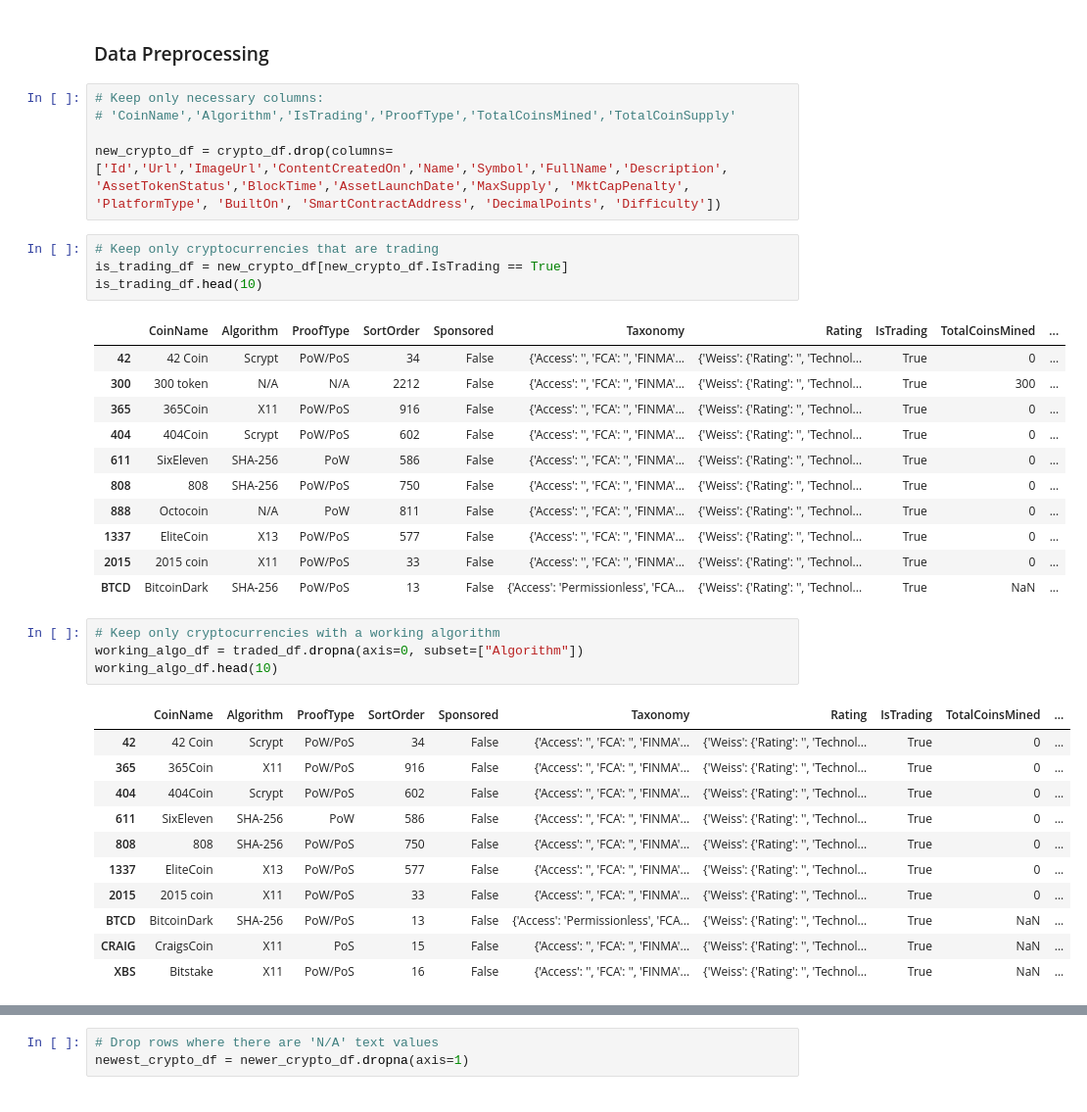
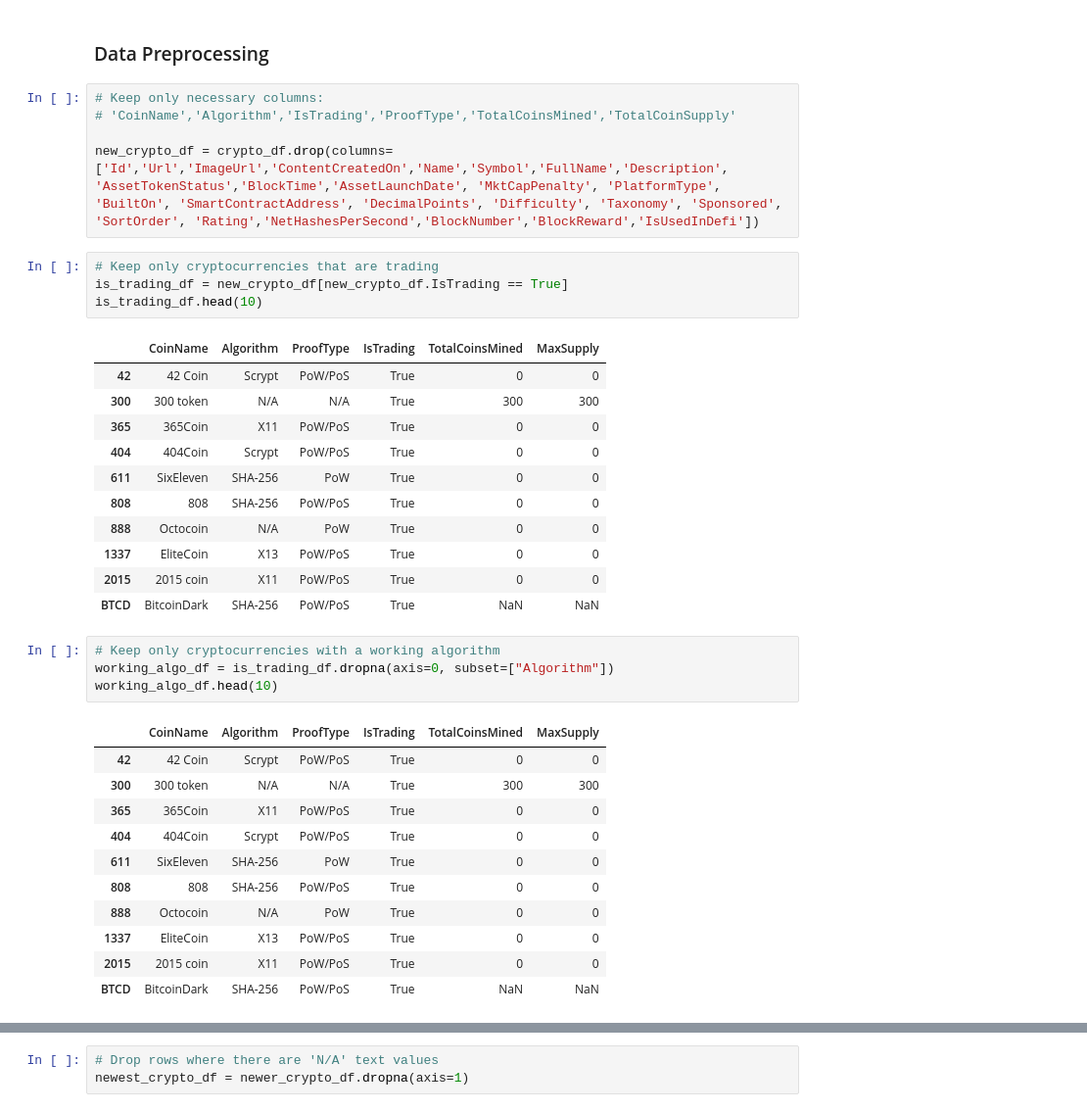
Before and after one commit to dstroe/homework13, a Jupyter notebook: crypto_clustering.ipynb, the cells around one changed output, grey strips where cells are left out. Shown at 98% size. Cells and saved outputs as stored; diff of their text form.

```diff
--- a/crypto_clustering.ipynb
+++ b/crypto_clustering.ipynb
@@ -44,38 +44,38 @@ crypto_df.head()
 # Keep only necessary columns:
 # 'CoinName','Algorithm','IsTrading','ProofType','TotalCoinsMined','TotalCoinSupply'
 
-new_crypto_df = crypto_df.drop(columns=['Id','Url','ImageUrl','ContentCreatedOn','Name','Symbol','FullName','Description', 'AssetTokenStatus','BlockTime','AssetLaunchDate','MaxSupply', 'MktCapPenalty', 'PlatformType', 'BuiltOn', 'SmartContractAddress', 'DecimalPoints', 'Difficulty'])
+new_crypto_df = crypto_df.drop(columns=['Id','Url','ImageUrl','ContentCreatedOn','Name','Symbol','FullName','Description', 'AssetTokenStatus','BlockTime','AssetLaunchDate', 'MktCapPenalty', 'PlatformType', 'BuiltOn', 'SmartContractAddress', 'DecimalPoints', 'Difficulty', 'Taxonomy', 'Sponsored', 'SortOrder', 'Rating','NetHashesPerSecond','BlockNumber','BlockReward','IsUsedInDefi'])
 # %%
 # Keep only cryptocurrencies that are trading
 is_trading_df = new_crypto_df[new_crypto_df.IsTrading == True]
 is_trading_df.head(10)
 # %% [output]
-|  | CoinName | Algorithm | ProofType | SortOrder | Sponsored | Taxonomy | Rating | IsTrading | TotalCoinsMined | ... |
-| 42 | 42 Coin | Scrypt | PoW/PoS | 34 | False | {'Access': '', 'FCA': '', 'FINMA'... | {'Weiss': {'Rating': '', 'Technol... | True | 0 | ... |
-| 300 | 300 token | N/A | N/A | 2212 | False | {'Access': '', 'FCA': '', 'FINMA'... | {'Weiss': {'Rating': '', 'Technol... | True | 300 | ... |
-| 365 | 365Coin | X11 | PoW/PoS | 916 | False | {'Access': '', 'FCA': '', 'FINMA'... | {'Weiss': {'Rating': '', 'Technol... | True | 0 | ... |
-| 404 | 404Coin | Scrypt | PoW/PoS | 602 | False | {'Access': '', 'FCA': '', 'FINMA'... | {'Weiss': {'Rating': '', 'Technol... | True | 0 | ... |
-| 611 | SixEleven | SHA-256 | PoW | 586 | False | {'Access': '', 'FCA': '', 'FINMA'... | {'Weiss': {'Rating': '', 'Technol... | True | 0 | ... |
-| 808 | 808 | SHA-256 | PoW/PoS | 750 | False | {'Access': '', 'FCA': '', 'FINMA'... | {'Weiss': {'Rating': '', 'Technol... | True | 0 | ... |
-| 888 | Octocoin | N/A | PoW | 811 | False | {'Access': '', 'FCA': '', 'FINMA'... | {'Weiss': {'Rating': '', 'Technol... | True | 0 | ... |
-| 1337 | EliteCoin | X13 | PoW/PoS | 577 | False | {'Access': '', 'FCA': '', 'FINMA'... | {'Weiss': {'Rating': '', 'Technol... | True | 0 | ... |
-| 2015 | 2015 coin | X11 | PoW/PoS | 33 | False | {'Access': '', 'FCA': '', 'FINMA'... | {'Weiss': {'Rating': '', 'Technol... | True | 0 | ... |
-| BTCD | BitcoinDark | SHA-256 | PoW/PoS | 13 | False | {'Access': 'Permissionless', 'FCA... | {'Weiss': {'Rating': '', 'Technol... | True | NaN | ... |
+|  | CoinName | Algorithm | ProofType | IsTrading | TotalCoinsMined | MaxSupply |
+| 42 | 42 Coin | Scrypt | PoW/PoS | True | 0 | 0 |
+| 300 | 300 token | N/A | N/A | True | 300 | 300 |
+| 365 | 365Coin | X11 | PoW/PoS | True | 0 | 0 |
+| 404 | 404Coin | Scrypt | PoW/PoS | True | 0 | 0 |
+| 611 | SixEleven | SHA-256 | PoW | True | 0 | 0 |
+| 808 | 808 | SHA-256 | PoW/PoS | True | 0 | 0 |
+| 888 | Octocoin | N/A | PoW | True | 0 | 0 |
+| 1337 | EliteCoin | X13 | PoW/PoS | True | 0 | 0 |
+| 2015 | 2015 coin | X11 | PoW/PoS | True | 0 | 0 |
+| BTCD | BitcoinDark | SHA-256 | PoW/PoS | True | NaN | NaN |
 # %%
 # Keep only cryptocurrencies with a working algorithm
-working_algo_df = traded_df.dropna(axis=0, subset=["Algorithm"])
+working_algo_df = is_trading_df.dropna(axis=0, subset=["Algorithm"])
 working_algo_df.head(10)
 # %% [output]
-|  | CoinName | Algorithm | ProofType | SortOrder | Sponsored | Taxonomy | Rating | IsTrading | TotalCoinsMined | ... |
-| 42 | 42 Coin | Scrypt | PoW/PoS | 34 | False | {'Access': '', 'FCA': '', 'FINMA'... | {'Weiss': {'Rating': '', 'Technol... | True | 0 | ... |
-| 365 | 365Coin | X11 | PoW/PoS | 916 | False | {'Access': '', 'FCA': '', 'FINMA'... | {'Weiss': {'Rating': '', 'Technol... | True | 0 | ... |
-| 404 | 404Coin | Scrypt | PoW/PoS | 602 | False | {'Access': '', 'FCA': '', 'FINMA'... | {'Weiss': {'Rating': '', 'Technol... | True | 0 | ... |
-| 611 | SixEleven | SHA-256 | PoW | 586 | False | {'Access': '', 'FCA': '', 'FINMA'... | {'Weiss': {'Rating': '', 'Technol... | True | 0 | ... |
-| 808 | 808 | SHA-256 | PoW/PoS | 750 | False | {'Access': '', 'FCA': '', 'FINMA'... | {'Weiss': {'Rating': '', 'Technol... | True | 0 | ... |
-| 1337 | EliteCoin | X13 | PoW/PoS | 577 | False | {'Access': '', 'FCA': '', 'FINMA'... | {'Weiss': {'Rating': '', 'Technol... | True | 0 | ... |
-| 2015 | 2015 coin | X11 | PoW/PoS | 33 | False | {'Access': '', 'FCA': '', 'FINMA'... | {'Weiss': {'Rating': '', 'Technol... | True | 0 | ... |
-| BTCD | BitcoinDark | SHA-256 | PoW/PoS | 13 | False | {'Access': 'Permissionless', 'FCA... | {'Weiss': {'Rating': '', 'Technol... | True | NaN | ... |
-| CRAIG | CraigsCoin | X11 | PoS | 15 | False | {'Access': '', 'FCA': '', 'FINMA'... | {'Weiss': {'Rating': '', 'Technol... | True | NaN | ... |
-| XBS | Bitstake | X11 | PoW/PoS | 16 | False | {'Access': '', 'FCA': '', 'FINMA'... | {'Weiss': {'Rating': '', 'Technol... | True | NaN | ... |
+|  | CoinName | Algorithm | ProofType | IsTrading | TotalCoinsMined | MaxSupply |
+| 42 | 42 Coin | Scrypt | PoW/PoS | True | 0 | 0 |
+| 300 | 300 token | N/A | N/A | True | 300 | 300 |
+| 365 | 365Coin | X11 | PoW/PoS | True | 0 | 0 |
+| 404 | 404Coin | Scrypt | PoW/PoS | True | 0 | 0 |
+| 611 | SixEleven | SHA-256 | PoW | True | 0 | 0 |
+| 808 | 808 | SHA-256 | PoW/PoS | True | 0 | 0 |
+| 888 | Octocoin | N/A | PoW | True | 0 | 0 |
+| 1337 | EliteCoin | X13 | PoW/PoS | True | 0 | 0 |
+| 2015 | 2015 coin | X11 | PoW/PoS | True | 0 | 0 |
+| BTCD | BitcoinDark | SHA-256 | PoW/PoS | True | NaN | NaN |
 # %%
 # Remove the "IsTrading" column
```
Also changed, not shown: parts of 5 cells of this notebook.
